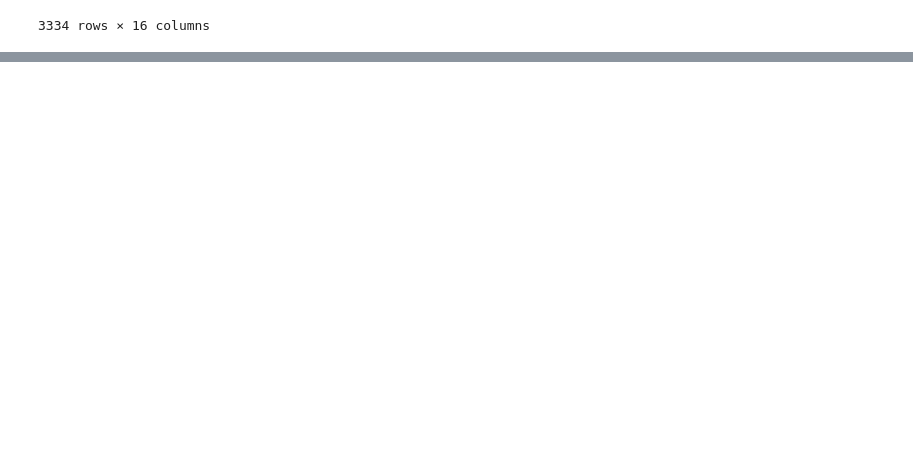
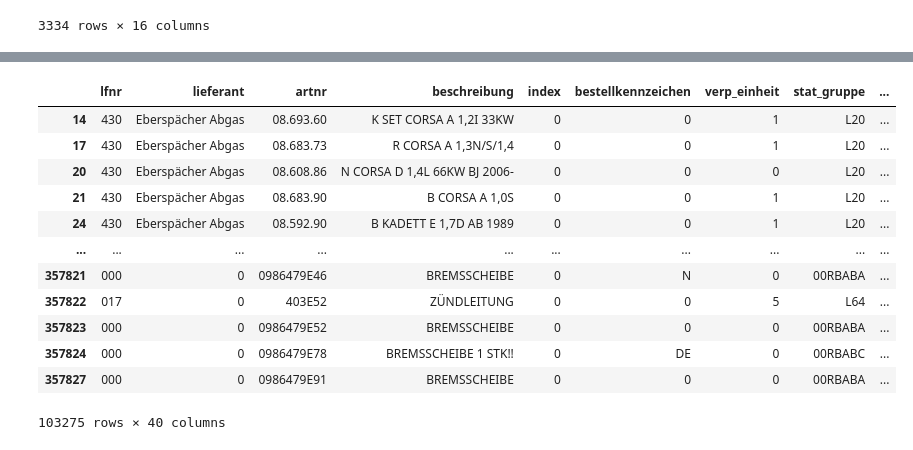
Before and after one commit to capstone-kueblbeck/capstone-kueblbeck, a Jupyter notebook: coding/gina_pn.ipynb, the cells around one changed output, grey strips where cells are left out. Cells and saved outputs as stored; diff of their text form; code cells hidden in the pictures; blank space fills up the shorter version.

```diff
--- a/coding/gina_pn.ipynb
+++ b/coding/gina_pn.ipynb
@@ -264,3 +264,5 @@ no_turnover_ROS[no_turnover_ROS['ltz_vk_ros'].dt.strftime('%Y') == '2020']
 | 356900 | 205 | WESTFALIA | 942001513222 | ERSATZ-SCHLUESSEL NR. 22 | 0 | 0 | 0 | LCG | ... |
 | 357054 | 287 | F+T SERVICE FELLBACH | 2910002041400 | ANTENNENKABEL FAKRA P3000X | 0 | 0 | 1 | 153 | ... |
 3334 rows × 16 columns
+# %%
+df_master.fillna(0, inplace=True)
@@ -266,0 +288,18 @@ no_turnover_ROS[no_turnover_ROS['ltz_vk_ros'].dt.strftime('%Y') == '2020']
+# %%
+df_master.drop(df_master.query('gesamt_vk  == 0 & gesamt_lager == 0').index, inplace=True)
+# %%
+df_master
+# %% [output]
+|  | lfnr | lieferant | artnr | beschreibung | index | bestellkennzeichen | verp_einheit | stat_gruppe | ... |
+| 14 | 430 | Eberspächer Abgas | 08.693.60 | K SET CORSA A 1,2I 33KW | 0 | 0 | 1 | L20 | ... |
+| 17 | 430 | Eberspächer Abgas | 08.683.73 | R CORSA A 1,3N/S/1,4 | 0 | 0 | 1 | L20 | ... |
+| 20 | 430 | Eberspächer Abgas | 08.608.86 | N CORSA D 1,4L 66KW BJ 2006- | 0 | 0 | 0 | L20 | ... |
+| 21 | 430 | Eberspächer Abgas | 08.683.90 | B CORSA A 1,0S | 0 | 0 | 1 | L20 | ... |
+| 24 | 430 | Eberspächer Abgas | 08.592.90 | B KADETT E 1,7D AB 1989 | 0 | 0 | 1 | L20 | ... |
+| ... | ... | ... | ... | ... | ... | ... | ... | ... | ... |
+| 357821 | 000 | 0 | 0986479E46 | BREMSSCHEIBE | 0 | N | 0 | 00RBABA | ... |
+| 357822 | 017 | 0 | 403E52 | ZÜNDLEITUNG | 0 | 0 | 5 | L64 | ... |
+| 357823 | 000 | 0 | 0986479E52 | BREMSSCHEIBE | 0 | 0 | 0 | 00RBABA | ... |
+| 357824 | 000 | 0 | 0986479E78 | BREMSSCHEIBE 1 STK!! | 0 | DE | 0 | 00RBABC | ... |
+| 357827 | 000 | 0 | 0986479E91 | BREMSSCHEIBE | 0 | 0 | 0 | 00RBABA | ... |
+103275 rows × 40 columns
```
Also changed, not shown: parts of 1 cell of this notebook.
